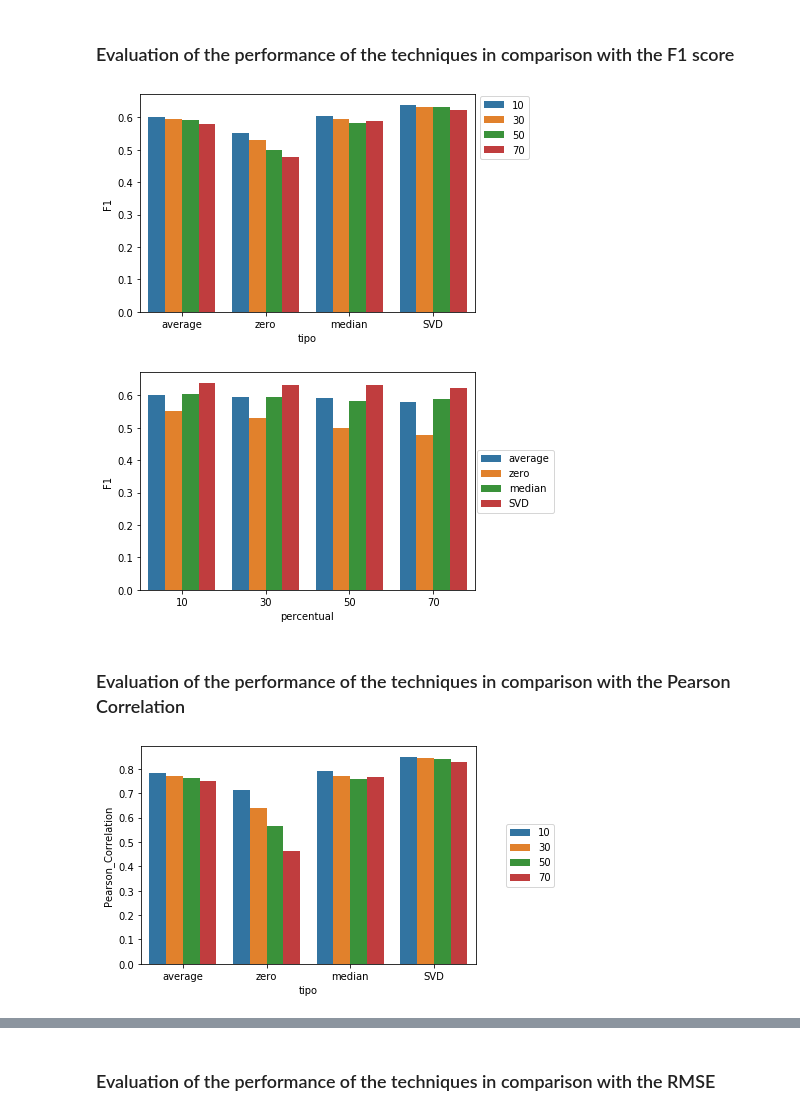
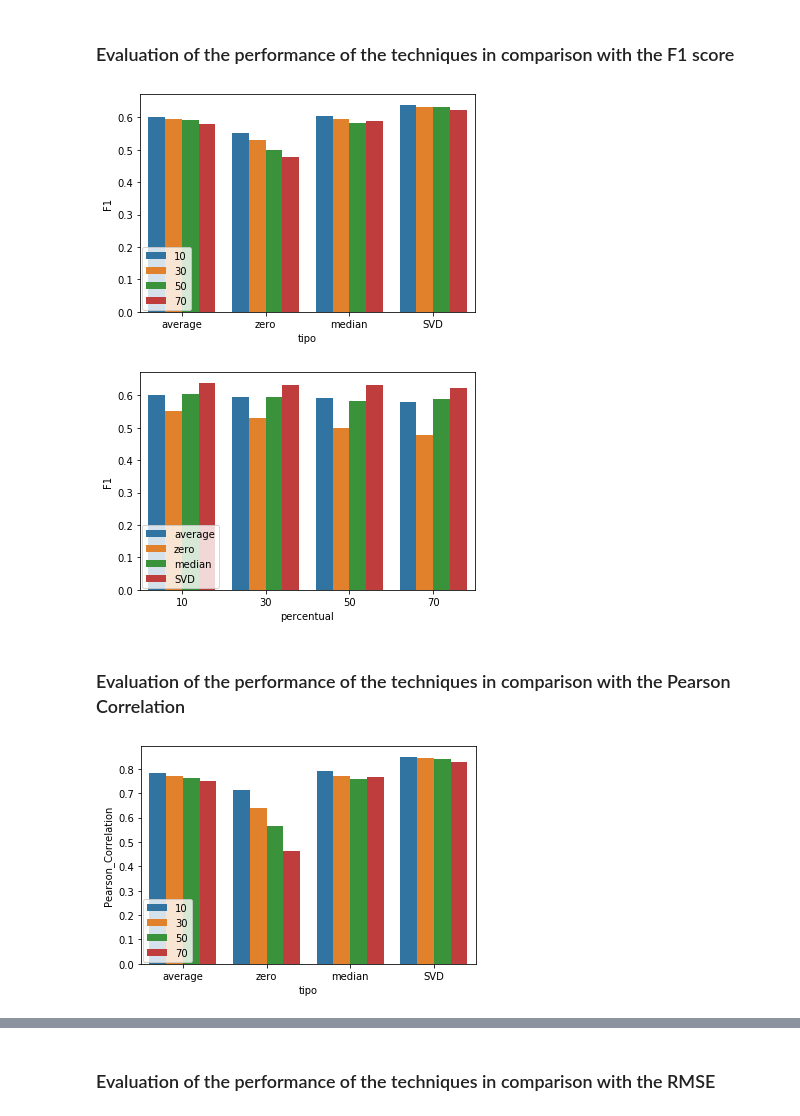
Before and after one commit to TassiaBastos/Treatment-of-incomplete-kernels, a Jupyter notebook: notebooks/analise_scenario3.ipynb, the cells around one changed output, grey strips where cells are left out. Cells and saved outputs as stored; diff of their text form; code cells hidden in the pictures.

```diff
--- a/notebooks/analise_scenario3.ipynb
+++ b/notebooks/analise_scenario3.ipynb
@@ -246,32 +363,33 @@ plt.show()
 # %%
 import seaborn as sns
 import matplotlib.pyplot as plt
 
 #mudei aqui
 graph_F1_tipo = sns.barplot(x='tipo', y='F1', data=df, hue='percentual')
-# graph_F1_tipo.legend(loc='center right', bbox_to_anchor=(1.25, 0.5), ncol=1)
 
 # Put the legend out of the figure
-graph_F1_tipo.legend(bbox_to_anchor=(1.01, 1.0), loc=2, borderaxespad=0.2)
+# graph_F1_tipo.legend(bbox_to_anchor=(1.01, 1.0), loc='lower left', borderaxespad=0.2)
+
+graph_F1_tipo.legend(loc='lower left', borderaxespad=0.2)
 
 fig_performe_F1_by_technique = plt.gcf()
 plt.show()
-fig_performe_F1_by_technique.savefig('performe_F1_by_techniqueTESTE.png', format='png')
+fig_performe_F1_by_technique.savefig('performe_F1_by_technique.png', format='png')
 # %% [output]
-[figure, old version]
+[figure, new version]
 # %%
 import seaborn as sns
 import matplotlib.pyplot as plt
 
 #mudei aqui
 graph_F1_percent = sns.barplot(x='percentual', y='F1', data=df, hue='tipo')
-graph_F1_percent.legend(loc='center right', bbox_to_anchor=(1.25, 0.5), ncol=1)
+graph_F1_percent.legend(loc='lower left', borderaxespad=0.2)
 
 fig_performe_F1_by_percent = plt.gcf()
 plt.show()
 fig_performe_F1_by_percent.savefig('performe_F1_by_percent.png', format='png')
 # %% [output]
-[figure, old version]
+[figure, new version]
 # %% [markdown]
 ### Evaluation of the performance of the techniques in comparison with the Pearson Correlation
 # %%
@@ -279,13 +397,13 @@ import seaborn as sns
 import matplotlib.pyplot as plt
 
 graph_PC_tipo = sns.barplot(x='tipo', y='Pearson_Correlation', data=df, hue='percentual')
-graph_PC_tipo.legend(loc='center right', bbox_to_anchor=(1.25, 0.5), ncol=1)
+graph_PC_tipo.legend(loc='lower left', borderaxespad=0.2)
 
 fig_performe_PC_by_technique = plt.gcf()
 plt.show()
 fig_performe_PC_by_technique.savefig('performe_PC_by_technique.png', format='png')
 # %% [output]
-[figure, old version]
+[figure, new version]
 # %%
 import seaborn as sns
 import matplotlib.pyplot as plt
```
Also changed, not shown: parts of 39 cells of this notebook.
